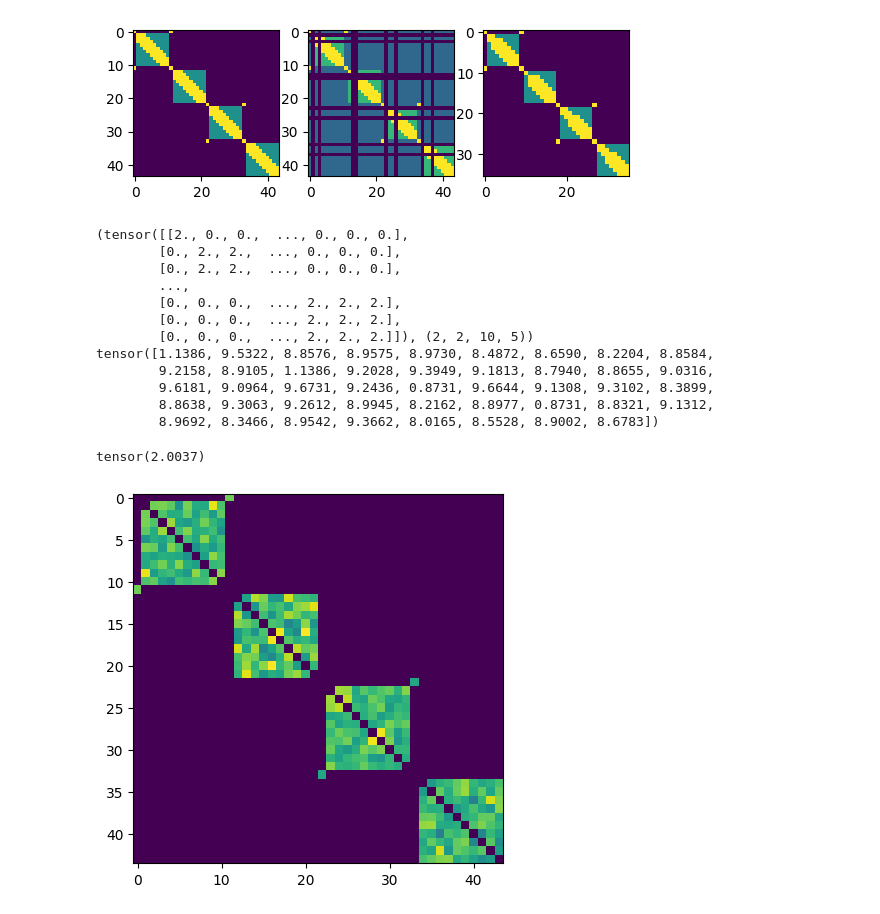
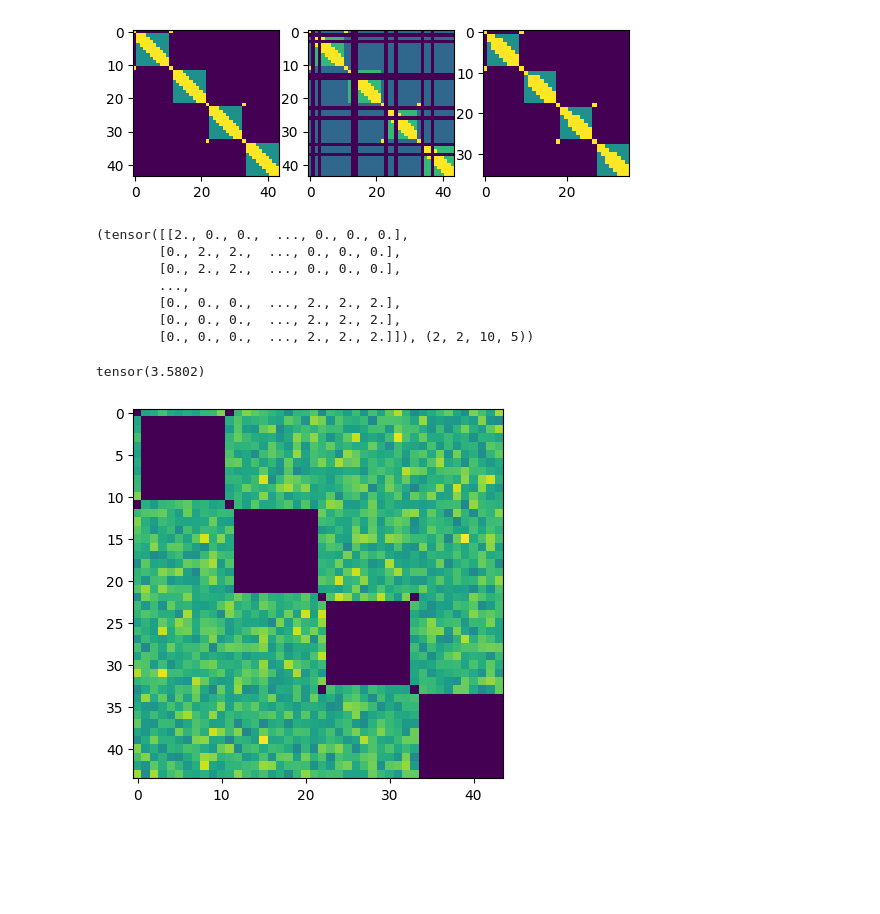
Before and after one commit to Pliploop/MaCHUP, a Jupyter notebook: dataset_testing.ipynb, the cells around one changed output. Saved outputs shown, nothing was run; the diff lists cells and outputs as text; code cells hidden in the pictures; blank space fills up the shorter version.

```diff
--- a/dataset_testing.ipynb
+++ b/dataset_testing.ipynb
@@ -22,7 +22,7 @@
 
 import torch
 
-def get_contrastive_matrix(batch_size, sequence_length, num_augmentations, window_size):
+def get_contrastive_matrix(batch_size, sequence_length, num_augmentations, window_size, window_stride=1):
     total_samples = batch_size * sequence_length * num_augmentations
 
     # Create a matrix indicating whether samples are from the same sequence
@@ -35,9 +35,33 @@ def get_contrastive_matrix(batch_size, sequence_length, num_augmentations, windo
     window_width = window_size // 2 + 1
     window_mask = torch.diag(torch.ones((total_samples)), 0)
 
-    for k in range(1, window_width):
-        window_mask += torch.diag(torch.ones((total_samples - k)), k)
-        window_mask += torch.diag(torch.ones((total_samples - k)), -k)
+
+
+
+    # for k in range(1, window_width):
+    #     window_mask += torch.diag(torch.ones((total_samples - k)), k)
+    #     window_mask += torch.diag(torch.ones((total_samples - k)), -k)
+    #     ## mask out with stride, every row that is not a multiple of the stride
+    #     window_mask[torch.arange(total_samples) % window_stride != 0] = 0
+    #     # add the transpose of the mask to itself to make it symmetric
+    #     window_mask += window_mask.clone().T
+    #     # set all elements above zero to one
+    #     window_mask[window_mask > 0] = 1
+
+    # Create a range tensor
+    indices = torch.arange(total_samples).unsqueeze(0)
+
+    # Create the window mask
+    window_mask = (indices - indices.T).abs() < window_width
+
+    # Mask out with stride, every row that is not a multiple of the stride
+    window_mask[torch.arange(total_samples) % window_stride != 0] = 0
+
+    # Add the transpose of the mask to itself to make it symmetric
+    window_mask += window_mask.clone().T
+
+    # Set all elements above zero to one
+    window_mask[window_mask > 0] = 1
 
     # Apply the window mask
     window_mask = window_mask[:total_samples, :total_samples]
@@ -46,7 +70,7 @@ def get_contrastive_matrix(batch_size, sequence_length, num_augmentations, windo
     # Return the contrastive matrix
     return (same_sequence + window_mask) * same_sequence, (batch_size,num_augmentations,sequence_length,window_size)
 
-A = get_contrastive_matrix(2,10,2,4)
+A = get_contrastive_matrix(2,10,2,5, window_stride=6)
 # %%
 import matplotlib.pyplot as plt
 
@@ -168,38 +192,33 @@ class MySupConLoss(nn.Module):
         # print(positives_negged.sum(1))
 
         loss = positives_negged.sum(1)/positive_cardinal
         # plt.imshow(loss)
         loss = loss.mean()
 
         return loss
 
 test_data = torch.randn(44,44)
 test_positive_mask = get_contrastive_matrix(2,10,2,5)
 test_positive_mask = expand_contrastive_matrix(test_positive_mask)
 
 print(test_positive_mask)
 
 
 
-test_negative_mask = test_positive_mask[0] > 0
+test_negative_mask = test_positive_mask[0] == 0
 test_positive_mask = (test_positive_mask[0]) ==2
 
 
 loss = MySupConLoss()
 
 loss(test_data,test_positive_mask,test_negative_mask)
 # %% [output]
 (tensor([[2., 0., 0.,  ..., 0., 0., 0.],
         [0., 2., 2.,  ..., 0., 0., 0.],
         [0., 2., 2.,  ..., 0., 0., 0.],
         ...,
         [0., 0., 0.,  ..., 2., 2., 2.],
         [0., 0., 0.,  ..., 2., 2., 2.],
         [0., 0., 0.,  ..., 2., 2., 2.]]), (2, 2, 10, 5))
-tensor([1.1386, 9.5322, 8.8576, 8.9575, 8.9730, 8.4872, 8.6590, 8.2204, 8.8584,
-        9.2158, 8.9105, 1.1386, 9.2028, 9.3949, 9.1813, 8.7940, 8.8655, 9.0316,
-        9.6181, 9.0964, 9.6731, 9.2436, 0.8731, 9.6644, 9.1308, 9.3102, 8.3899,
-        8.8638, 9.3063, 9.2612, 8.9945, 8.2162, 8.8977, 0.8731, 8.8321, 9.1312,
-        8.9692, 8.3466, 8.9542, 9.3662, 8.0165, 8.5528, 8.9002, 8.6783])
-tensor(2.0037)
+tensor(3.5802)
-[figure, old version]
+[figure, new version]
```
Also changed, not shown: parts of 7 cells of this notebook, 19 other files.
